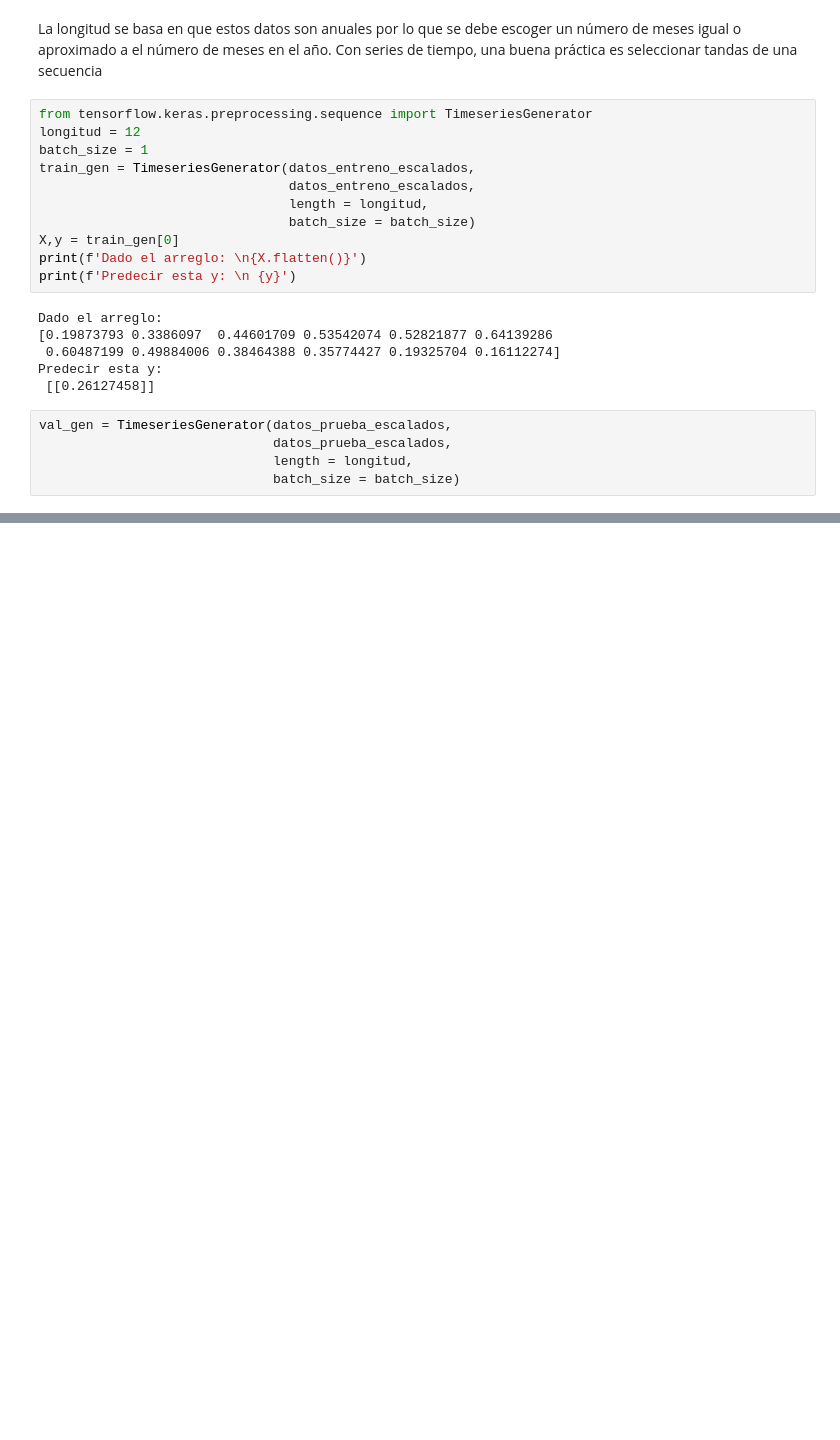
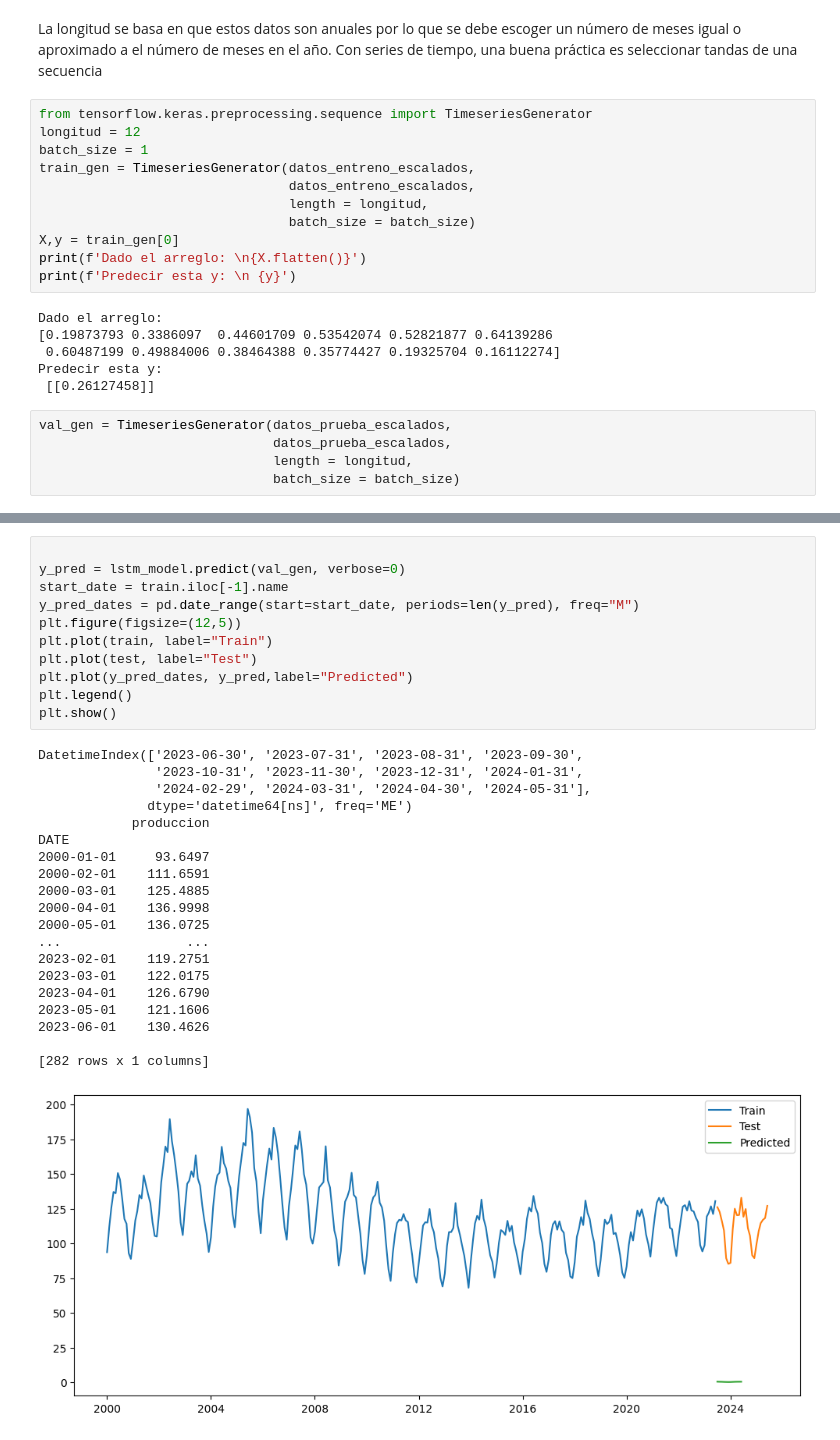
Before and after one commit to Sofiamishel2003/RNN_para_Series_de_Tiempo, a Jupyter notebook: Lab5.ipynb, the cells around one changed output, grey strips where cells are left out. Cells and saved outputs as stored; diff of their text form; blank space fills up the shorter version.

```diff
--- a/Lab5.ipynb
+++ b/Lab5.ipynb
@@ -113,0 +153,32 @@ val_gen = TimeseriesGenerator(datos_prueba_escalados,
+# %%
+
+y_pred = lstm_model.predict(val_gen, verbose=0)
+start_date = train.iloc[-1].name
+y_pred_dates = pd.date_range(start=start_date, periods=len(y_pred), freq="M")
+plt.figure(figsize=(12,5))
+plt.plot(train, label="Train")
+plt.plot(test, label="Test")
+plt.plot(y_pred_dates, y_pred,label="Predicted")
+plt.legend()
+plt.show()
+# %% [output]
+DatetimeIndex(['2023-06-30', '2023-07-31', '2023-08-31', '2023-09-30',
+               '2023-10-31', '2023-11-30', '2023-12-31', '2024-01-31',
+               '2024-02-29', '2024-03-31', '2024-04-30', '2024-05-31'],
+              dtype='datetime64[ns]', freq='ME')
+            produccion
+DATE
+2000-01-01     93.6497
+2000-02-01    111.6591
+2000-03-01    125.4885
+2000-04-01    136.9998
+2000-05-01    136.0725
+...                ...
+2023-02-01    119.2751
+2023-03-01    122.0175
+2023-04-01    126.6790
+2023-05-01    121.1606
+2023-06-01    130.4626
+
+[282 rows x 1 columns]
+[figure, added]
```
Also changed, not shown: parts of 7 cells of this notebook.
